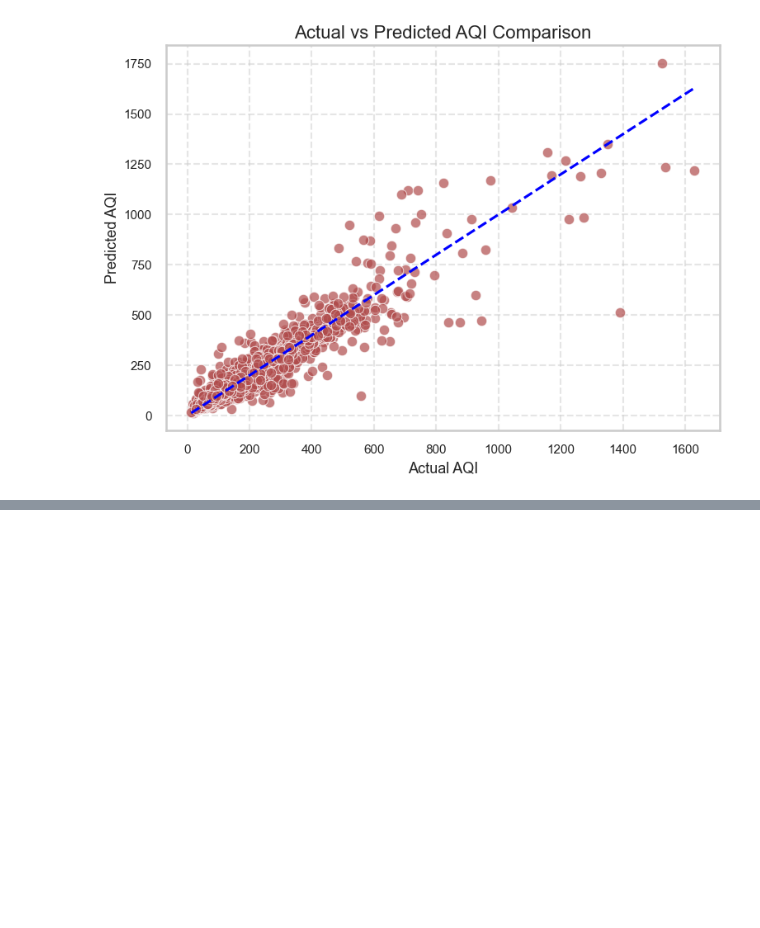
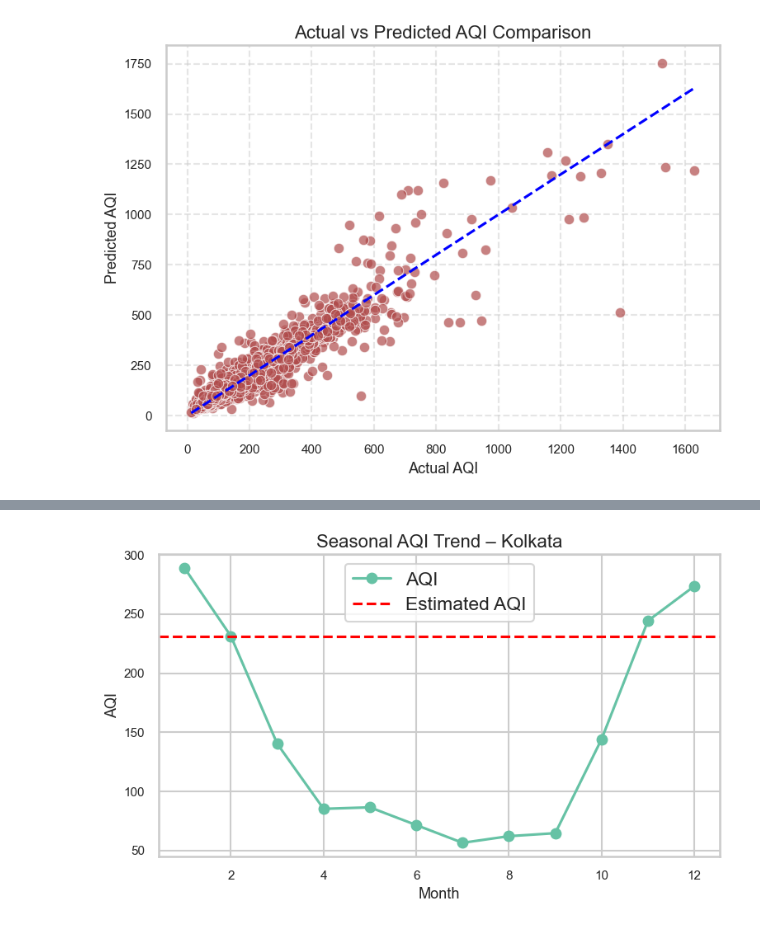
Before and after one commit to Shashvt/aqi-prediction-ml, a Jupyter notebook: Code.ipynb, the cells around one changed output, grey strips where cells are left out. Drawn from its saved outputs; the diff is of its cells as text; code cells hidden in the pictures; blank space fills up the shorter version.

```diff
--- a/Code.ipynb
+++ b/Code.ipynb
@@ -534,0 +565,11 @@ plt.show()
+# %%
+# -------- USER INPUT --------
+city_input = "Kolkata"
+month_input = 2
+year_input = 2026
+# %%
+# Filter data for selected city
+city_data = df_eda[df_eda["City"] == city_input]
+
+if city_data.empty:
+    raise ValueError("City not found in dataset. Please enter a valid city.")
@@ -534,0 +580,9 @@ plt.show()
+# %%
+# Filter by selected month
+monthly_data = city_data[city_data["Date"].dt.month == month_input]
+
+if monthly_data.empty:
+    raise ValueError("No data available for selected month.")
+
+# Estimate AQI (seasonal average)
+estimated_aqi = monthly_data["AQI"].mean()
@@ -534,0 +628,17 @@ plt.show()
+# %%
+monthly_trend = city_data.groupby(
+    city_data["Date"].dt.month
+)["AQI"].mean()
+
+plt.figure(figsize=(8, 5))
+monthly_trend.plot(marker="o")
+plt.axhline(estimated_aqi, color="red", linestyle="--", label="Estimated AQI")
+
+plt.title(f"Seasonal AQI Trend – {city_input}")
+plt.xlabel("Month")
+plt.ylabel("AQI")
+plt.legend()
+plt.tight_layout()
+plt.show()
+# %% [output]
+[figure, added]
```
Also changed, not shown: parts of 17 cells of this notebook.
